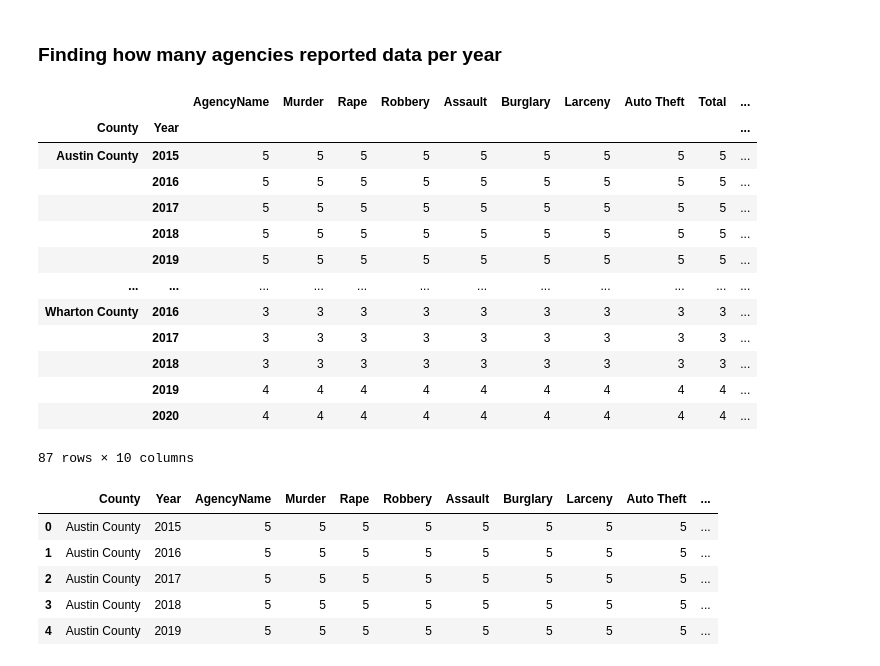
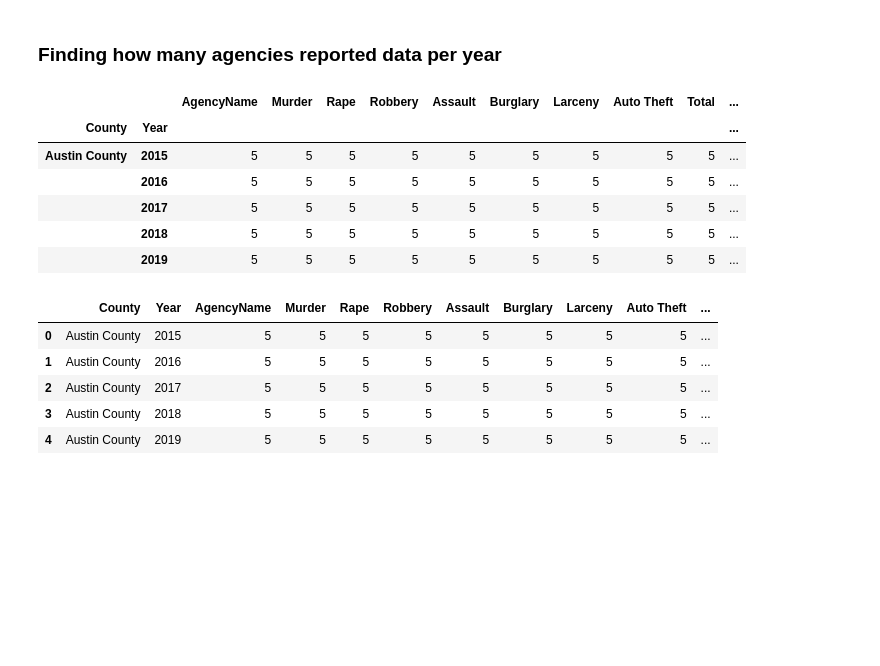
Before and after one commit to MiguelB512/Harris_Crime_Trends, a Jupyter notebook: Crime_Data_Exploration.ipynb, the cells around one changed output. Cells and saved outputs as stored; diff of their text form; code cells hidden in the pictures; blank space fills up the shorter version.

```diff
--- a/Crime_Data_Exploration.ipynb
+++ b/Crime_Data_Exploration.ipynb
@@ -137,22 +151,15 @@ df_2020.head()
 # %%
 #Count the number of agencies reporting per county per year
 agencies_count_per_year = df.groupby(["County", "Year"]).count()
-agencies_count_per_year
+agencies_count_per_year.head()
 # %% [output]
 |  |  | AgencyName | Murder | Rape | Robbery | Assault | Burglary | Larceny | Auto Theft | Total | ... |
 | County | Year |  |  |  |  |  |  |  |  |  | ... |
 | Austin County | 2015 | 5 | 5 | 5 | 5 | 5 | 5 | 5 | 5 | 5 | ... |
 |  | 2016 | 5 | 5 | 5 | 5 | 5 | 5 | 5 | 5 | 5 | ... |
 |  | 2017 | 5 | 5 | 5 | 5 | 5 | 5 | 5 | 5 | 5 | ... |
 |  | 2018 | 5 | 5 | 5 | 5 | 5 | 5 | 5 | 5 | 5 | ... |
 |  | 2019 | 5 | 5 | 5 | 5 | 5 | 5 | 5 | 5 | 5 | ... |
-| ... | ... | ... | ... | ... | ... | ... | ... | ... | ... | ... | ... |
-| Wharton County | 2016 | 3 | 3 | 3 | 3 | 3 | 3 | 3 | 3 | 3 | ... |
-|  | 2017 | 3 | 3 | 3 | 3 | 3 | 3 | 3 | 3 | 3 | ... |
-|  | 2018 | 3 | 3 | 3 | 3 | 3 | 3 | 3 | 3 | 3 | ... |
-|  | 2019 | 4 | 4 | 4 | 4 | 4 | 4 | 4 | 4 | 4 | ... |
-|  | 2020 | 4 | 4 | 4 | 4 | 4 | 4 | 4 | 4 | 4 | ... |
-87 rows × 10 columns
 # %%
 #Create new df to hold count
 agencies_count_per_year_df = pd.DataFrame(agencies_count_per_year).reset_index()
```
Also changed, not shown: parts of 11 cells of this notebook, 7 other files.
